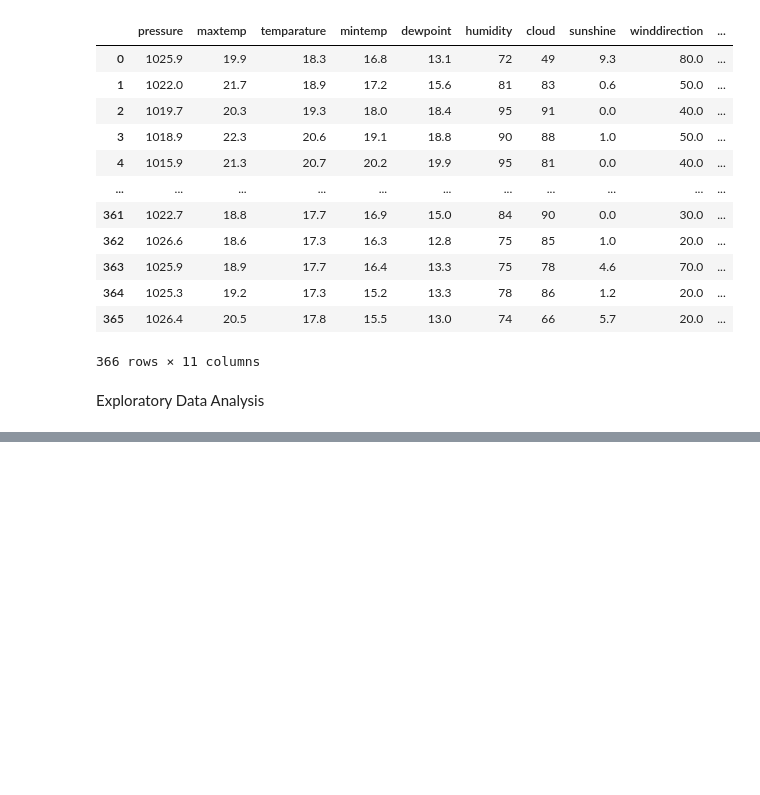
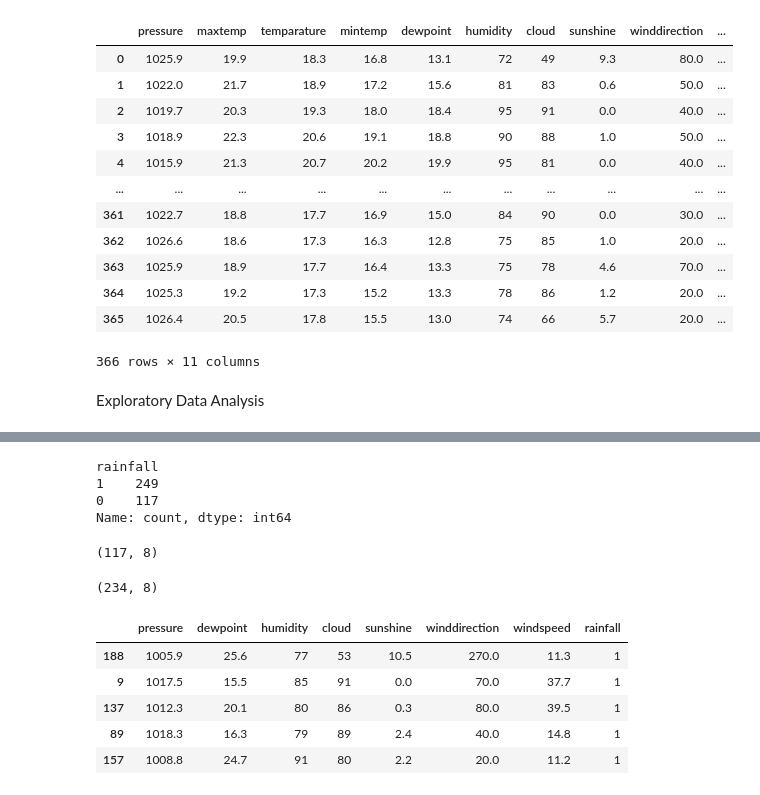
Before and after one commit to Raksha1729/Prediction_of_Rainfall_using_ML, a Jupyter notebook: prediction_model.ipynb, the cells around one changed output, grey strips where cells are left out. Drawn from its saved outputs; the diff is of its cells as text; code cells hidden in the pictures; blank space fills up the shorter version.

```diff
--- a/prediction_model.ipynb
+++ b/prediction_model.ipynb
@@ -334,0 +363,33 @@ plt.show()
+# %%
+print(data["rainfall"].value_counts())
+# %% [output]
+rainfall
+1    249
+0    117
+Name: count, dtype: int64
+# %%
+# separate majority and minority class
+df_majority = data[data["rainfall"] == 1]
+df_minority = data[data["rainfall"] == 0]
+# %%
+# downsample majority class to match minority count
+df_majority_downsampled = resample(df_majority, replace=False, n_samples=len(df_minority), random_state=42)
+# %%
+df_majority_downsampled.shape
+# %% [output]
+(117, 8)
+# %%
+df_downsampled = pd.concat([df_majority_downsampled, df_minority])
+# %%
+df_downsampled.shape
+# %% [output]
+(234, 8)
+# %%
+df_downsampled.head()
+# %% [output]
+|  | pressure | dewpoint | humidity | cloud | sunshine | winddirection | windspeed | rainfall |
+| 188 | 1005.9 | 25.6 | 77 | 53 | 10.5 | 270.0 | 11.3 | 1 |
+| 9 | 1017.5 | 15.5 | 85 | 91 | 0.0 | 70.0 | 37.7 | 1 |
+| 137 | 1012.3 | 20.1 | 80 | 86 | 0.3 | 80.0 | 39.5 | 1 |
+| 89 | 1018.3 | 16.3 | 79 | 89 | 2.4 | 40.0 | 14.8 | 1 |
+| 157 | 1008.8 | 24.7 | 91 | 80 | 2.2 | 20.0 | 11.2 | 1 |
```
Also changed, not shown: parts of 30 cells of this notebook.
